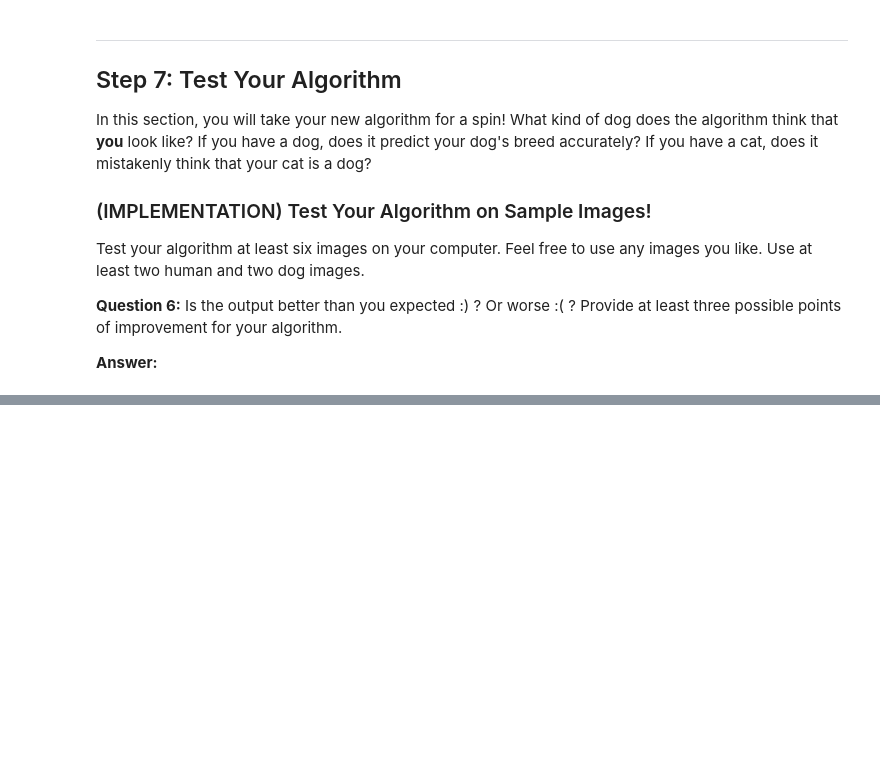
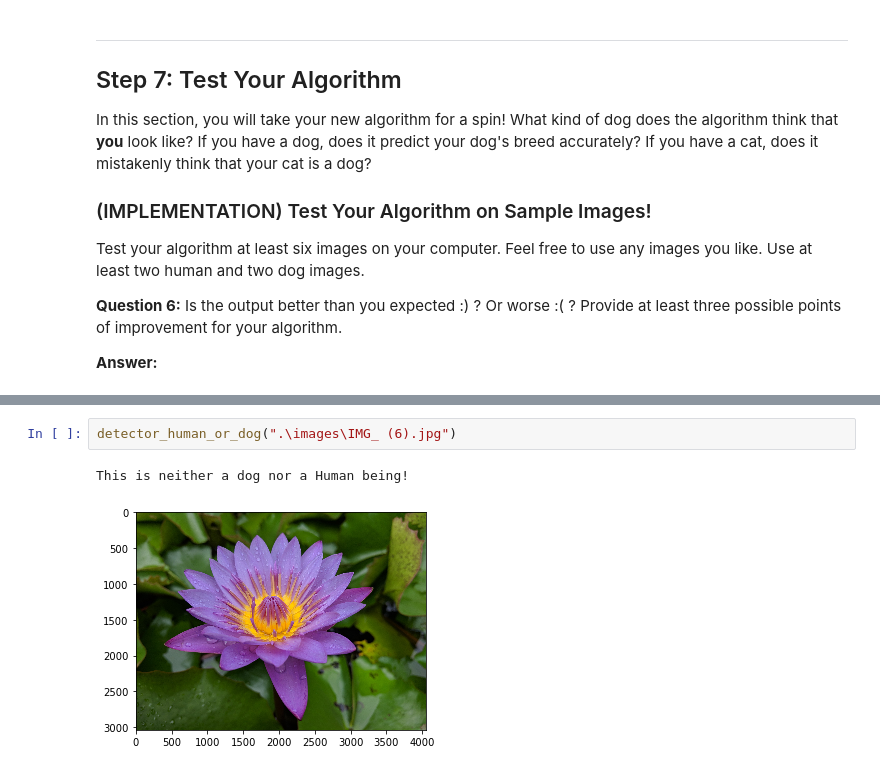
Before and after one commit to Vinayrraj/dog-project, a Jupyter notebook: dog_app.ipynb, the cells around one changed output, grey strips where cells are left out. Saved outputs shown, nothing was run; the diff lists cells and outputs as text; blank space fills up the shorter version.

```diff
--- a/dog_app.ipynb
+++ b/dog_app.ipynb
@@ -756,0 +883,5 @@ detector_human_or_dog(dog_files_short[43])
+# %%
+detector_human_or_dog(".\images\IMG_ (6).jpg")
+# %% [output]
+This is neither a dog nor a Human being!
+[figure, added]
```
Also changed, not shown: parts of 20 cells of this notebook, 3 other files.
